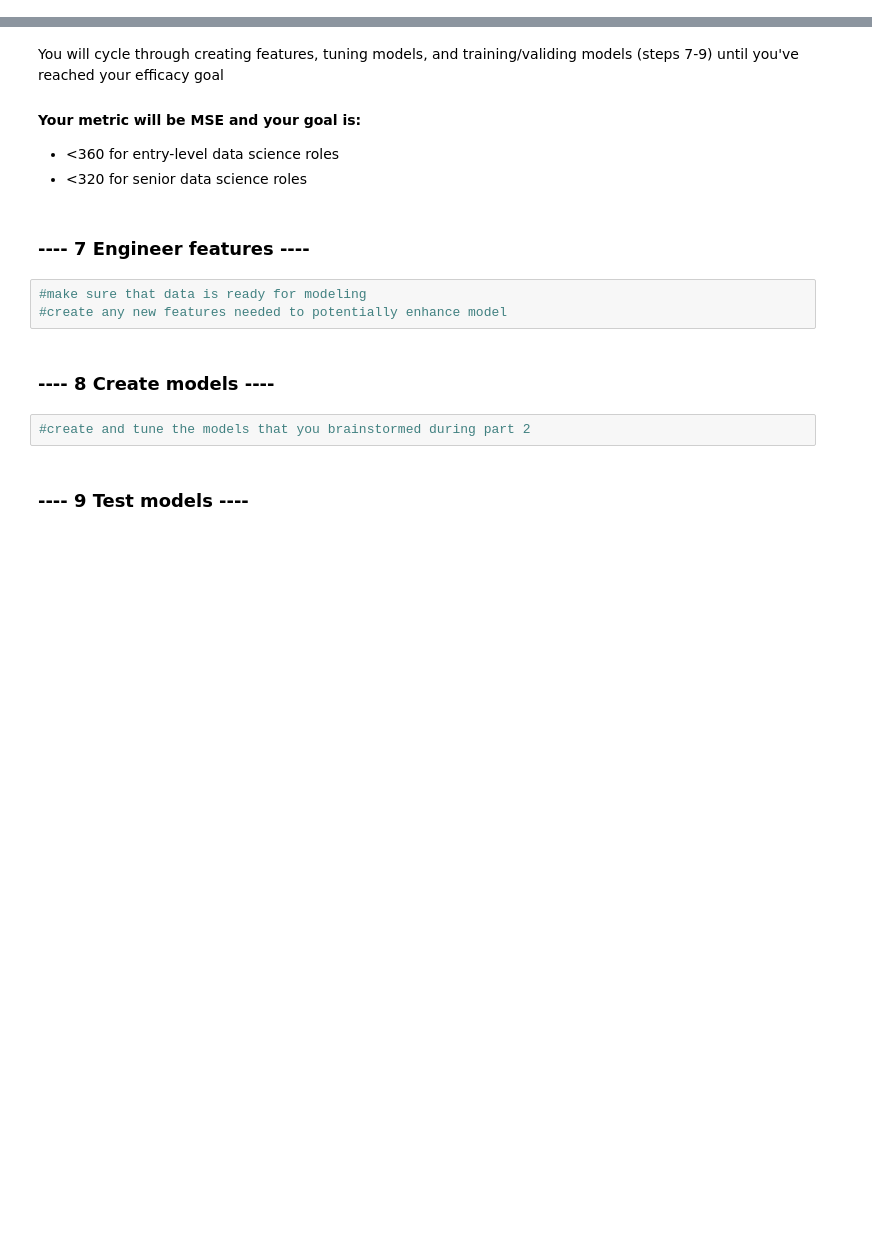
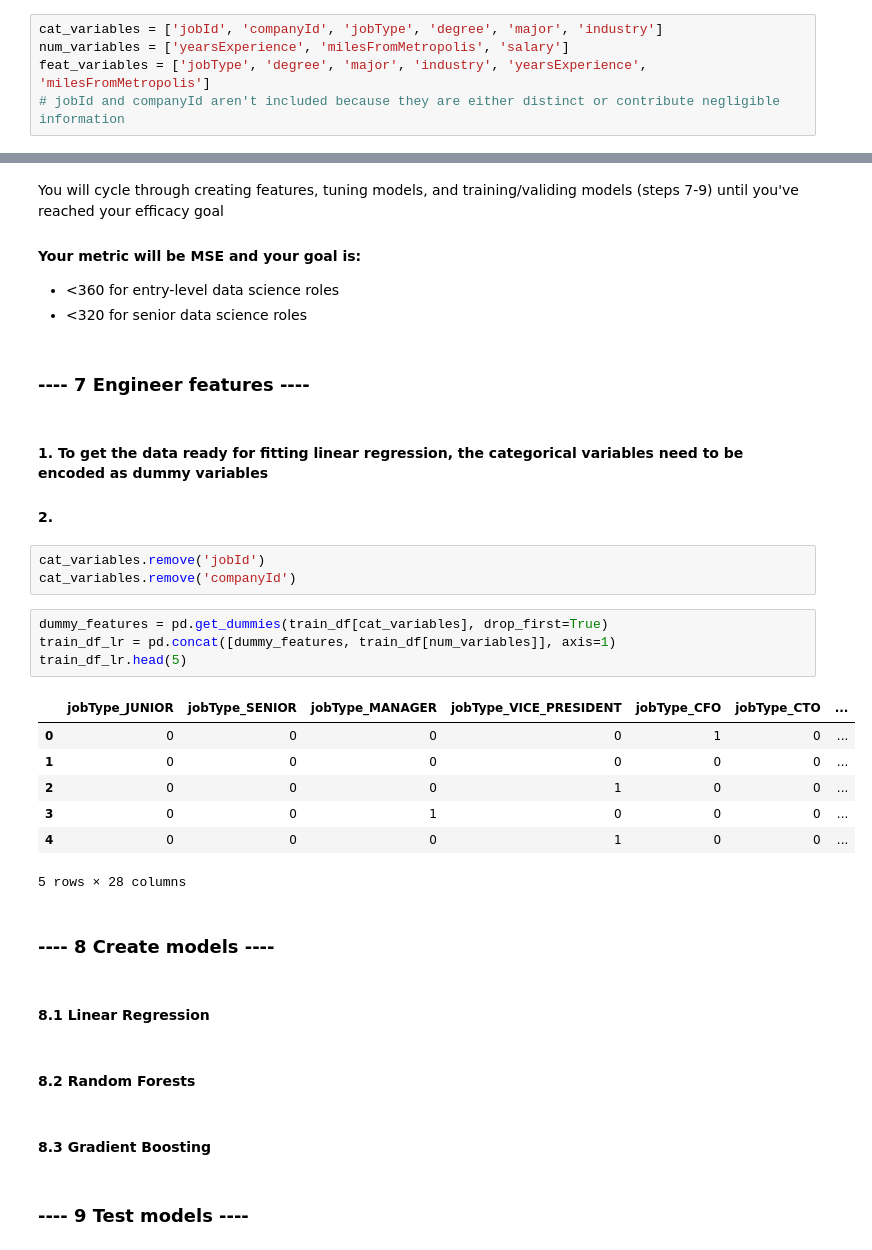
Before and after one commit to anthonywong611/salary_prediction_DS, a Jupyter notebook: Salary_Prediction_Project.ipynb, the cells around one changed output, grey strips where cells are left out. Cells and saved outputs as stored; diff of their text form; blank space fills up the shorter version.

```diff
--- a/Salary_Prediction_Project.ipynb
+++ b/Salary_Prediction_Project.ipynb
@@ -201,3 +192,8 @@ feat_variables = ['jobType', 'degree', 'major', 'industry', 'yearsExperience', '
+# %%
+cat_variables = ['jobId', 'companyId', 'jobType', 'degree', 'major', 'industry']
+num_variables = ['yearsExperience', 'milesFromMetropolis', 'salary']
+feat_variables = ['jobType', 'degree', 'major', 'industry', 'yearsExperience', 'milesFromMetropolis']
+# jobId and companyId aren't included because they are either distinct or contribute negligible information
 # %%
 for feature in feat_variables:
     plot_feature(train_df, feature)
@@ -238,13 +274,32 @@ You will cycle through creating features, tuning models, and training/validing m
  - <320 for senior data science roles
 # %% [markdown]
 ### ---- 7 Engineer features  ----
-# %%
-#make sure that data is ready for modeling
-#create any new features needed to potentially enhance model
+# %% [markdown]
+#### 1. To get the data ready for fitting linear regression, the categorical variables need to be encoded as dummy variables
+#### 2.
+# %%
+cat_variables.remove('jobId')
+cat_variables.remove('companyId')
+# %%
+dummy_features = pd.get_dummies(train_df[cat_variables], drop_first=True)
+train_df_lr = pd.concat([dummy_features, train_df[num_variables]], axis=1)
+train_df_lr.head(5)
+# %% [output]
+|  | jobType_JUNIOR | jobType_SENIOR | jobType_MANAGER | jobType_VICE_PRESIDENT | jobType_CFO | jobType_CTO | ... |
+| 0 | 0 | 0 | 0 | 0 | 1 | 0 | ... |
+| 1 | 0 | 0 | 0 | 0 | 0 | 0 | ... |
+| 2 | 0 | 0 | 0 | 1 | 0 | 0 | ... |
+| 3 | 0 | 0 | 1 | 0 | 0 | 0 | ... |
+| 4 | 0 | 0 | 0 | 1 | 0 | 0 | ... |
+5 rows × 28 columns
 # %% [markdown]
 ### ---- 8 Create models ----
-# %%
-#create and tune the models that you brainstormed during part 2
+# %% [markdown]
+#### 8.1 Linear Regression
+# %% [markdown]
+#### 8.2 Random Forests
+# %% [markdown]
+#### 8.3 Gradient Boosting
 # %% [markdown]
 ### ---- 9 Test models ----
 # %%
```
Also changed, not shown: parts of 17 cells of this notebook.
